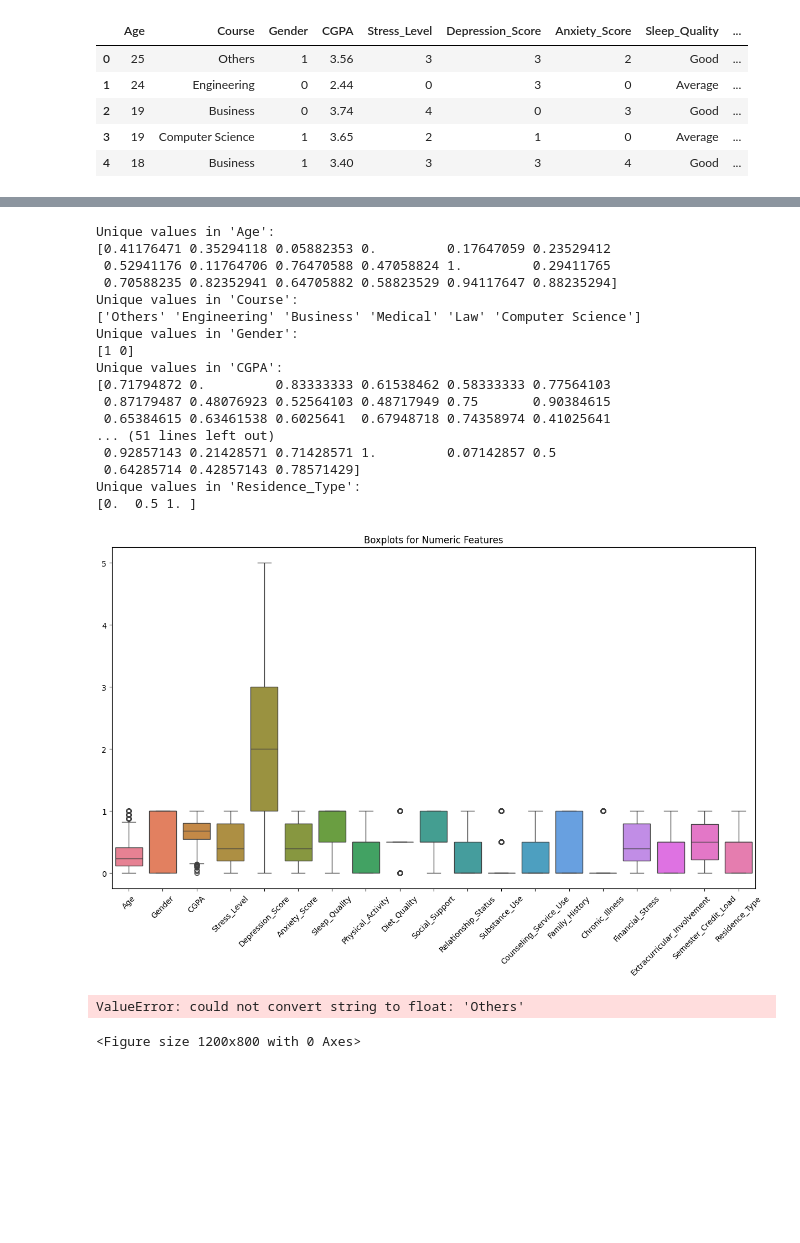
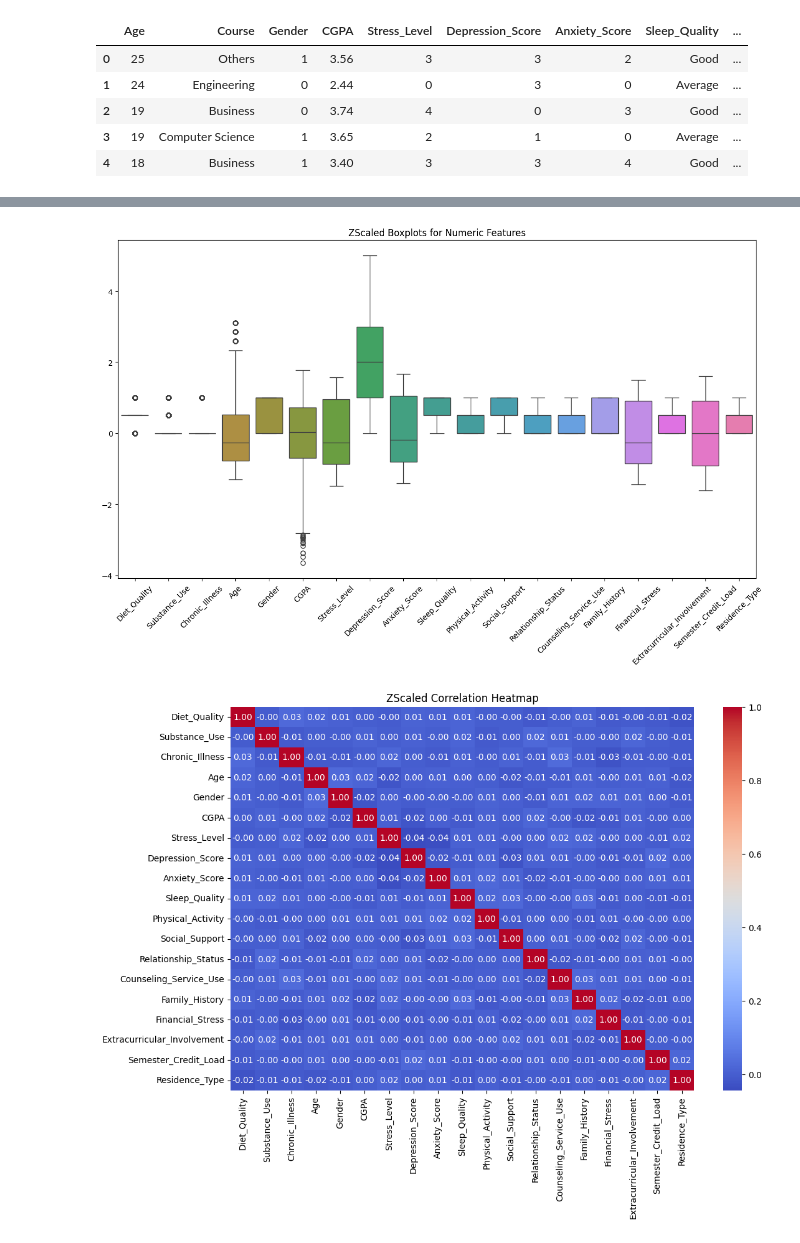
Before and after one commit to ReehalS/student-mental-health-model, a Jupyter notebook: Code/EDA.ipynb, the cells around one changed output, grey strips where cells are left out. Drawn from its saved outputs; the diff is of its cells as text; code cells hidden in the pictures; blank space fills up the shorter version.

```diff
--- a/Code/EDA.ipynb
+++ b/Code/EDA.ipynb
@@ -123,15 +122,25 @@ Unique values in 'Semester_Credit_Load':
 Unique values in 'Residence_Type':
 [0.  0.5 1. ]
 # %%
-from sklearn.preprocessing import MinMaxScaler
+from sklearn.preprocessing import MinMaxScaler, StandardScaler
 
 column_names= ['Age', 'CGPA', 'Stress_Level', 'Anxiety_Score', 'Semester_Credit_Load', 'Financial_Stress']
 
-scaler = MinMaxScaler()
-df[column_names] = scaler.fit_transform(df[column_names])
+Zscaler = StandardScaler()
+minMaxScaler = MinMaxScaler()
+df_Zscaled = df.copy()
+df_MinMaxScaled= df.copy()
 
-df.hist(bins=20, figsize=(15, 10))
-plt.suptitle('Histograms for Numeric Features')
+df_Zscaled[column_names] = Zscaler.fit_transform(df[column_names])
+df_MinMaxScaled[column_names] = minMaxScaler.fit_transform(df[column_names])
+
+df_Zscaled.hist(bins=20, figsize=(15, 10))
+plt.suptitle('ZScaled Histograms for Numeric Features')
 plt.subplots_adjust(hspace=0.5)
 plt.show()
+
+df_MinMaxScaled.hist(bins=20, figsize=(15, 10))
+plt.suptitle('MinMaxScaled Histograms for Numeric Features')
+plt.subplots_adjust(hspace=0.5)
+plt.show()
 # %% [output]
@@ -144,48 +149,32 @@ See the caveats in the documentation: https://pandas.pydata.org/pandas-docs/stab
-# %%
-for column in df.columns:
-    unique_values = df[column].unique()
-    print(f"Unique values in '{column}':")
-    print(unique_values)
-# %% [output]
-Unique values in 'Age':
-[0.41176471 0.35294118 0.05882353 0.         0.17647059 0.23529412
- 0.52941176 0.11764706 0.76470588 0.47058824 1.         0.29411765
- 0.70588235 0.82352941 0.64705882 0.58823529 0.94117647 0.88235294]
-Unique values in 'Course':
-['Others' 'Engineering' 'Business' 'Medical' 'Law' 'Computer Science']
-Unique values in 'Gender':
-[1 0]
-Unique values in 'CGPA':
-[0.71794872 0.         0.83333333 0.61538462 0.58333333 0.77564103
- 0.87179487 0.48076923 0.52564103 0.48717949 0.75       0.90384615
- 0.65384615 0.63461538 0.6025641  0.67948718 0.74358974 0.41025641
-... (51 lines left out)
- 0.92857143 0.21428571 0.71428571 1.         0.07142857 0.5
- 0.64285714 0.42857143 0.78571429]
-Unique values in 'Residence_Type':
-[0.  0.5 1. ]
 # %%
+all_cols =['Age', 'Course', 'Gender', 'CGPA', 'Stress_Level', 'Depression_Score', 'Anxiety_Score', 'Sleep_Quality', 'Physical_Activity', 'Diet_Quality', 'Social_Support', 'Relationship_Status', 'Substance_Use', 'Counseling_Service_Use', 'Family_History', 'Chronic_Illness', 'Financial_Stress', 'Extracurricular_Involvement', 'Semester_Credit_Load', 'Residence_Type']
+cols_to_graph =['Diet_Quality', 'Substance_Use', 'Chronic_Illness','Age', 'Gender', 'CGPA', 'Stress_Level', 'Depression_Score', 'Anxiety_Score', 'Sleep_Quality', 'Physical_Activity', 'Social_Support', 'Relationship_Status', 'Counseling_Service_Use', 'Family_History', 'Financial_Stress', 'Extracurricular_Involvement', 'Semester_Credit_Load', 'Residence_Type']
+
+# Z_Scaled
 plt.figure(figsize=(15, 8))
-sns.boxplot(data=df)
-plt.title('Boxplots for Numeric Features')
+sns.boxplot(data=df_Zscaled[cols_to_graph])
+plt.title('ZScaled Boxplots for Numeric Features')
 plt.xticks(rotation=45)
 plt.show()
 
-all_cols =['Age', 'Course', 'Gender', 'CGPA', 'Stress_Level', 'Depression_Score', 'Anxiety_Score', 'Sleep_Quality', 'Physical_Activity', 'Diet_Quality', 'Social_Support', 'Relationship_Status', 'Substance_Use', 'Counseling_Service_Use', 'Family_History', 'Chronic_Illness', 'Financial_Stress', 'Extracurricular_Involvement', 'Semester_Credit_Load', 'Residence_Type']
-all_numeric_cols =['Age', 'Gender', 'CGPA', 'Stress_Level', 'Depression_Score', 'Anxiety_Score', 'Sleep_Quality', 'Physical_Activity', 'Diet_Quality', 'Social_Support', 'Relationship_Status', 'Substance_Use', 'Counseling_Service_Use', 'Family_History', 'Chronic_Illness', 'Financial_Stress', 'Extracurricular_Involvement', 'Semester_Credit_Load', 'Residence_Type']
+plt.figure(figsize=(12, 8))
+correlation_matrix = df_Zscaled[cols_to_graph].corr()
+sns.heatmap(correlation_matrix, annot=True, cmap='coolwarm', fmt=".2f")
+plt.title('ZScaled Correlation Heatmap')
+plt.show()
 
+# MinMax
+plt.figure(figsize=(15, 8))
+sns.boxplot(data=df_MinMaxScaled[cols_to_graph])
+plt.title('MinMax Boxplots for Numeric Features')
+plt.xticks(rotation=45)
+plt.show()
 
 plt.figure(figsize=(12, 8))
-correlation_matrix = df[all_numeric_cols].corr()
+correlation_matrix = df_MinMaxScaled[cols_to_graph].corr()
 sns.heatmap(correlation_matrix, annot=True, cmap='coolwarm', fmt=".2f")
-plt.title('Correlation Heatmap')
+plt.title('MinMax Correlation Heatmap')
 plt.show()
-
-plt.figure(figsize=(8, 6))
-sns.scatterplot(data=df, x='CGPA', y='Stress_Level', hue='Gender')
-plt.title('CGPA vs Stress Level by Gender')
-plt.show()
 # %% [output]
-[figure, old version]
+[figure, new version]
-ValueError: could not convert string to float: 'Others'
-<Figure size 1200x800 with 0 Axes>
+[figure, added]
```
Also changed, not shown: parts of 5 cells of this notebook.
